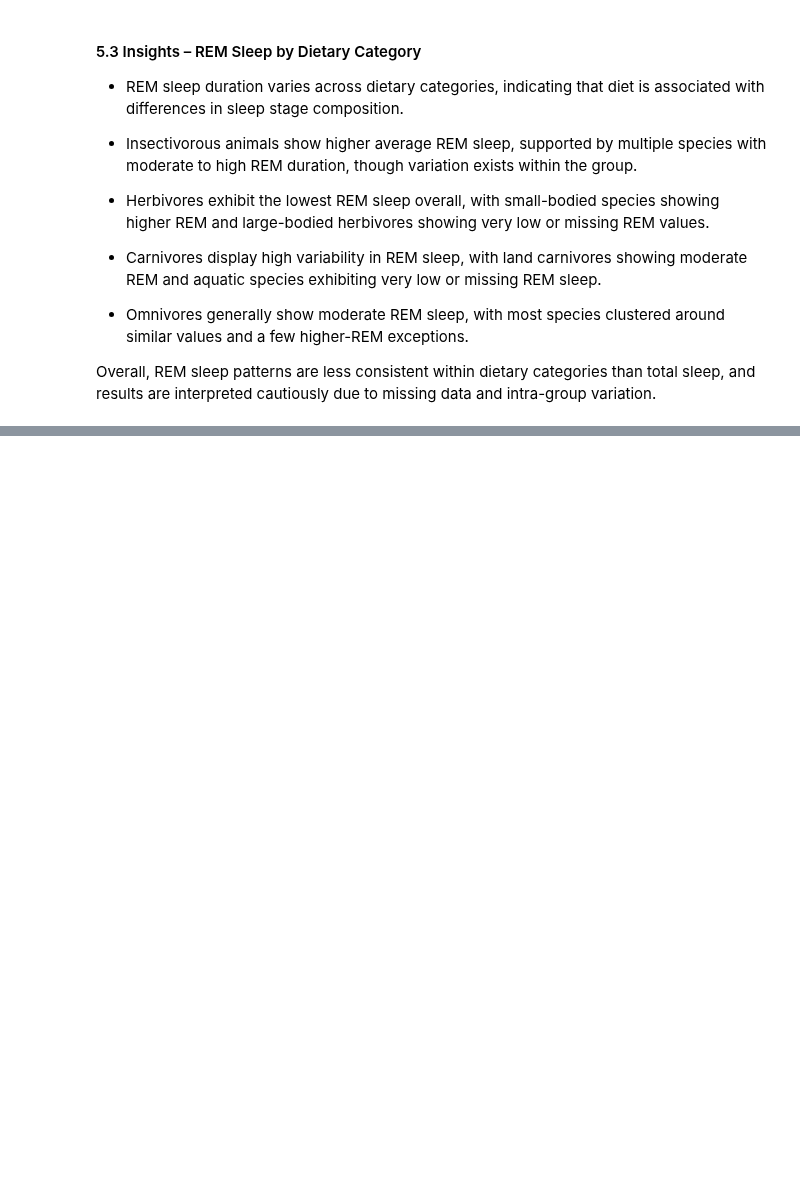
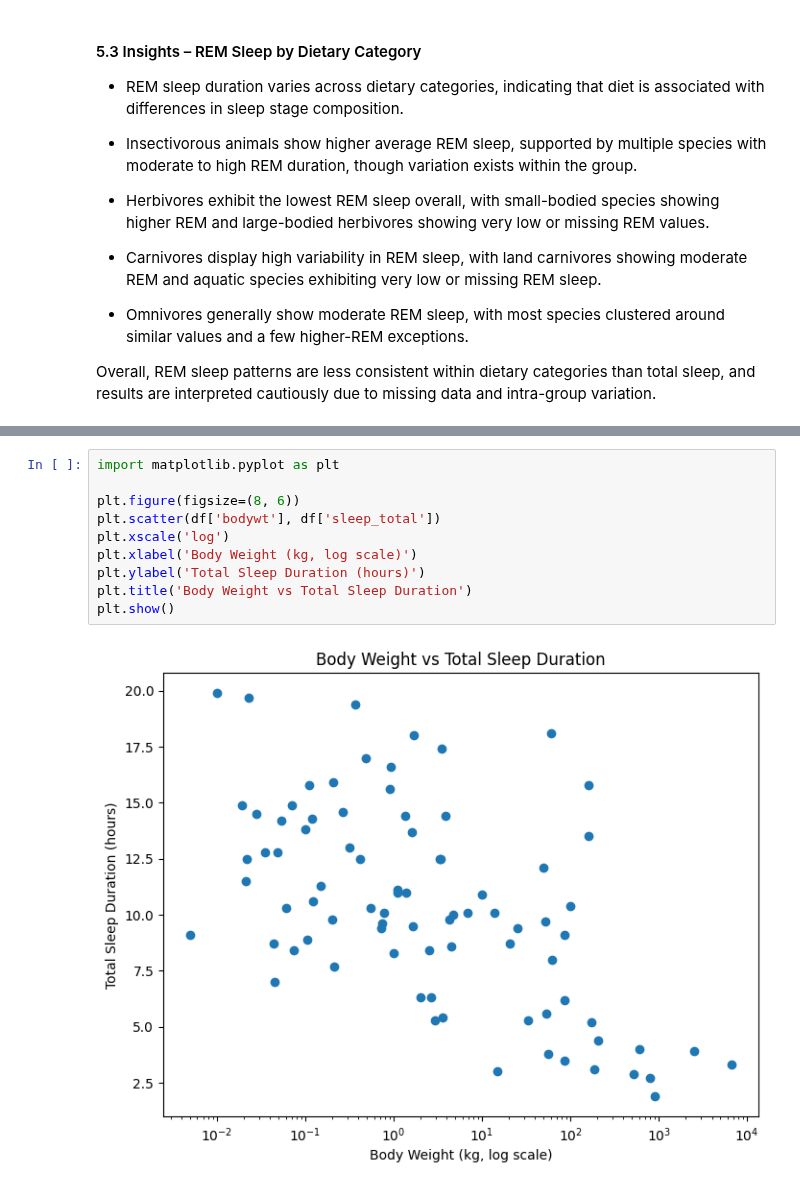
Before and after one commit to Asmashaik7/Data_Analytics_Portfolio, a Jupyter notebook: API/animal_sleep_analysis/Animal_sleep_pattern_analysis.ipynb, the cells around one changed output, grey strips where cells are left out. Drawn from its saved outputs; the diff is of its cells as text; blank space fills up the shorter version.

Commit message:
Finish animal sleep EDA project

```diff
--- a/API/animal_sleep_analysis/Animal_sleep_pattern_analysis.ipynb
+++ b/API/animal_sleep_analysis/Animal_sleep_pattern_analysis.ipynb
@@ -776,0 +879,12 @@ Overall, REM sleep patterns are less consistent within dietary categories than t
+# %%
+import matplotlib.pyplot as plt
+
+plt.figure(figsize=(8, 6))
+plt.scatter(df['bodywt'], df['sleep_total'])
+plt.xscale('log')
+plt.xlabel('Body Weight (kg, log scale)')
+plt.ylabel('Total Sleep Duration (hours)')
+plt.title('Body Weight vs Total Sleep Duration')
+plt.show()
+# %% [output]
+[figure, added]
```
Also changed, not shown: parts of 19 cells of this notebook.
